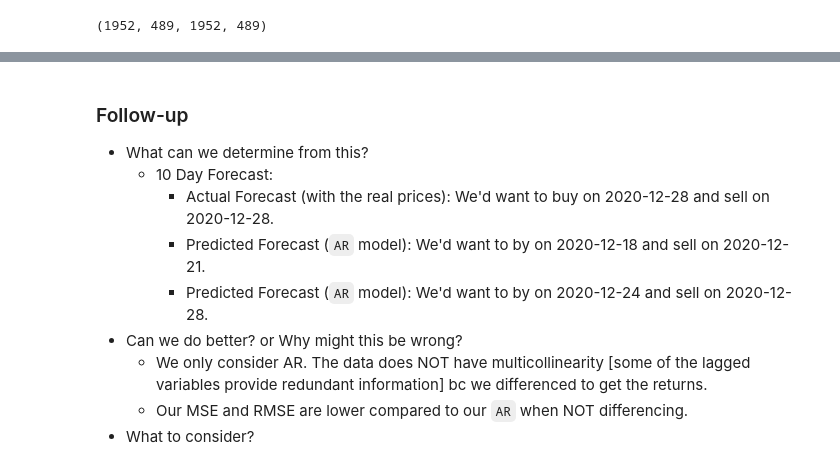
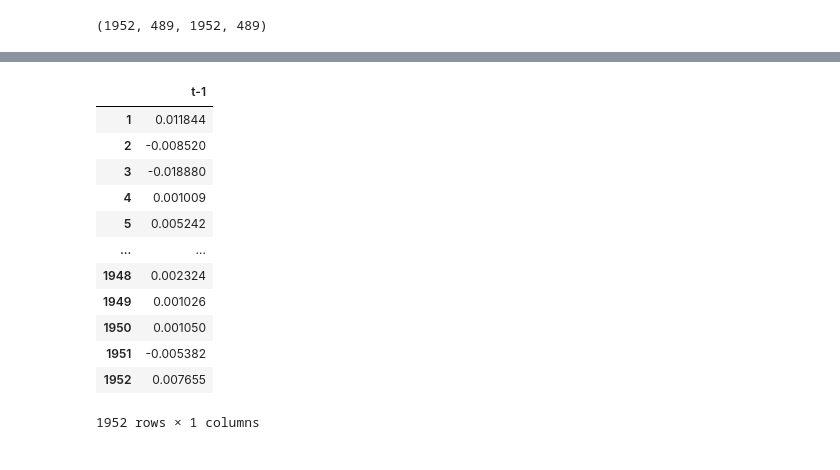
Before and after one commit to Brinkley97/applied_time_series_and_machine_learning, a Jupyter notebook: play/reproduce-stock-sse_composite-index.ipynb, the cells around one changed output, grey strips where cells are left out. Drawn from its saved outputs; the diff is of its cells as text; code cells hidden in the pictures.

```diff
--- a/play/reproduce-stock-sse_composite-index.ipynb
+++ b/play/reproduce-stock-sse_composite-index.ipynb
@@ -389,11 +420,16 @@ ValueError: x and y must have same first dimension, but have shapes (489,) and (
-# %% [markdown]
-### Follow-up
-- What can we determine from this?
-    - 10 Day Forecast:
-        - Actual Forecast (with the real prices): We'd want to buy on 2020-12-28 and sell on 2020-12-28.
-        - Predicted Forecast (`AR` model): We'd want to by on 2020-12-18 and sell on 2020-12-21.
-        - Predicted Forecast (`AR` model): We'd want to by on 2020-12-24 and sell on 2020-12-28.
-- Can we do better? or Why might this be wrong?
-    - We only consider AR. The data does NOT have multicollinearity [some of the lagged variables provide redundant information] bc we differenced to get the returns.
-    - Our MSE and RMSE are lower compared to our `AR` when NOT differencing.
-- What to consider?
+# %%
+X_train
+# %% [output]
+|  | t-1 |
+| 1 | 0.011844 |
+| 2 | -0.008520 |
+| 3 | -0.018880 |
+| 4 | 0.001009 |
+| 5 | 0.005242 |
+| ... | ... |
+| 1948 | 0.002324 |
+| 1949 | 0.001026 |
+| 1950 | 0.001050 |
+| 1951 | -0.005382 |
+| 1952 | 0.007655 |
+1952 rows × 1 columns
```
Also changed, not shown: parts of 30 cells of this notebook.
